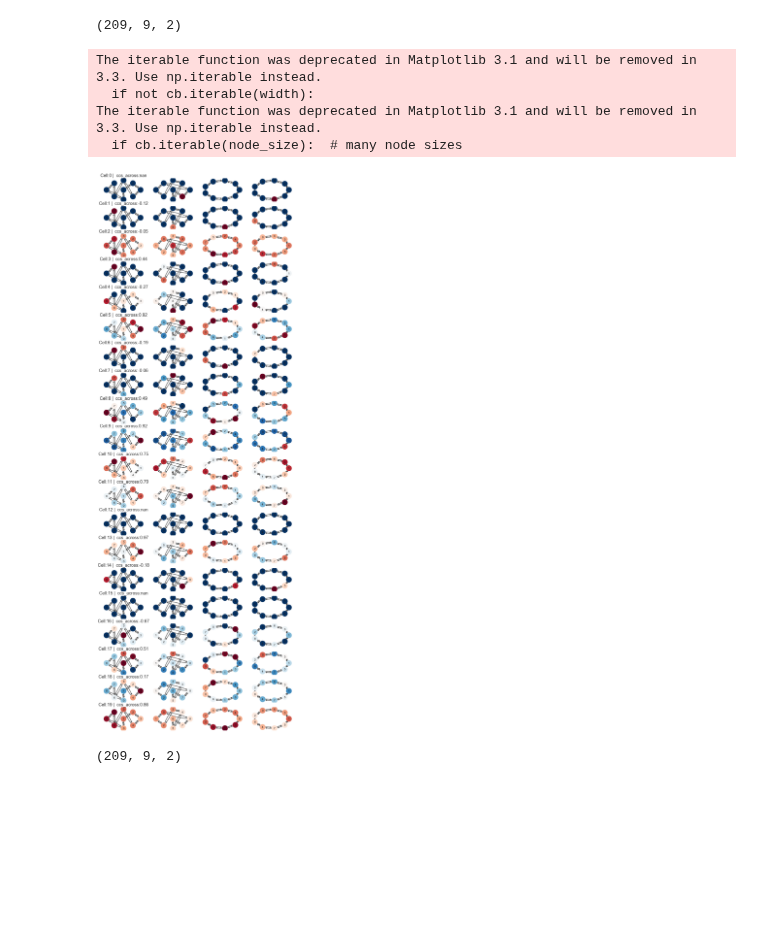
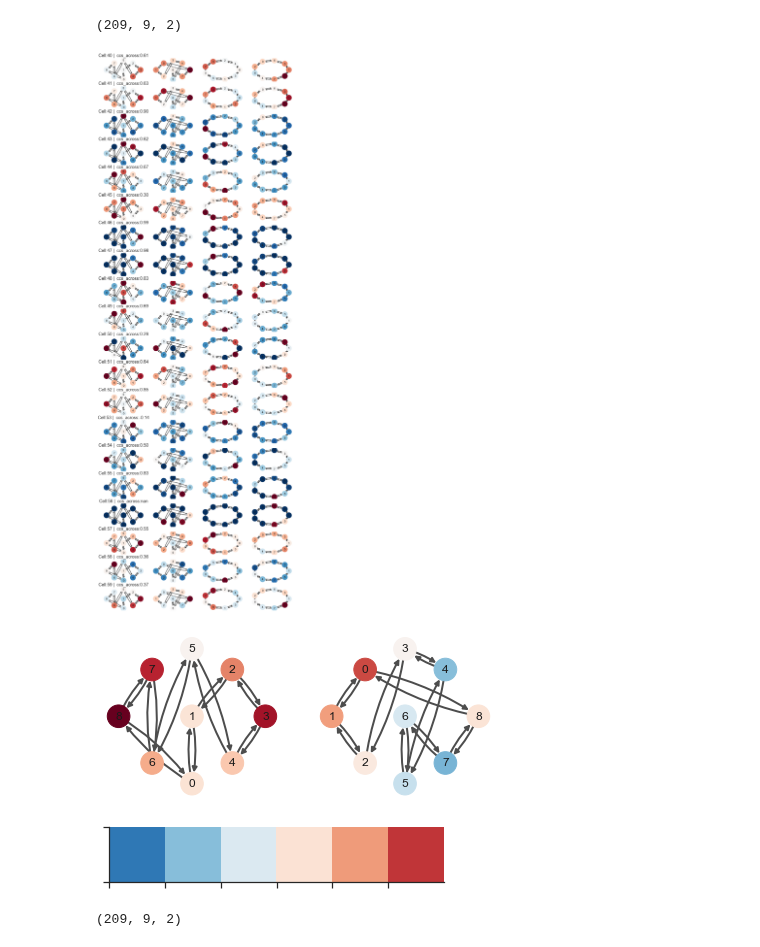
Before and after one commit to yves-weissenberger/ll_ephys, a Jupyter notebook: ephys_notebooks/task_firing_retreat.ipynb, the cells around one changed output. Saved outputs shown, nothing was run; the diff lists cells and outputs as text; code cells hidden in the pictures; blank space fills up the shorter version.

```diff
--- a/ephys_notebooks/task_firing_retreat.ipynb
+++ b/ephys_notebooks/task_firing_retreat.ipynb
@@ -148,38 +124,34 @@ n_plot = 40
 start = 0
 ctr = 0
 n_units = firing_rate_maps.shape[0]
-for i in range(20):
+for i in range(40,60):
 
     spks1 = firing_rate_maps[:,:,0][i]
     spks2 = firing_rate_maps[:,:,1][i]
     mx = np.nanmax(np.concatenate([spks1,spks2]))
     mn = 0#np.nanmin(np.concatenate([spks1,spks2]))
     plt.subplot(n_plot,4,4*ctr+1)
     plt.title('Cell:{} |  ccs_across:{:.2f}'.format(i,ccs_across[i]))
 
     spks = spks1
     plot_activity_on_graph(task_sequence_0,graph_type_0,
                            spks=spks,order='poke',mx=mx,mn=mn)
 
     plt.subplot(n_plot,4,4*ctr+2)
     spks = spks2
     plot_activity_on_graph(task_sequence_1,graph_type_1,
                            spks=spks,order='poke',mx=mx,mn=mn)
 
     plt.subplot(n_plot,4,4*ctr+3)
     spks = resps_state_g1[i]
     plot_activity_on_graph(task_sequence_0,graph_type_0,
                            spks=spks,order='state',mx=mx,mn=mn)
 
     plt.subplot(n_plot,4,4*ctr+4)
     spks = resps_state_g2[i]
     plot_activity_on_graph(task_sequence_1,graph_type_1,
                            spks=spks,order='state',mx=mx,mn=mn)
 
     ctr +=1
 # %% [output]
-The iterable function was deprecated in Matplotlib 3.1 and will be removed in 3.3. Use np.iterable instead.
-  if not cb.iterable(width):
-The iterable function was deprecated in Matplotlib 3.1 and will be removed in 3.3. Use np.iterable instead.
-  if cb.iterable(node_size):  # many node sizes
-[figure, old version]
+[figure, new version]
@@ -188,3 +158,34 @@ n_neurons, n_ports, n_tasks = firing_rate_maps.shape
+# %%
+plt.figure(figsize=(7,3))
+i = 51
+ctr = 0
+n_plot = 1
+spks1 = firing_rate_maps[:,:,0][i]
+spks2 = firing_rate_maps[:,:,1][i]
+mx = np.nanmax(np.concatenate([spks1,spks2]))
+mn = 0#np.nanmin(np.concatenate([spks1,spks2]))
+plt.subplot(n_plot,2,4*ctr+1)
+#plt.title('Cell:{} |  ccs_across:{:.2f}'.format(i,ccs_across[i]))
+
+spks = spks1
+plot_activity_on_graph(task_sequence_0,graph_type_0,
+                       spks=spks,order='poke',mx=mx,mn=mn)
+
+plt.subplot(n_plot,2,4*ctr+2)
+spks = spks2
+plot_activity_on_graph(task_sequence_1,graph_type_1,
+                       spks=spks,order='poke',mx=mx,mn=mn)
+plt.savefig("/Users/yves/Documents/cosyne_figures/eg_cell_3.svg")
+plt.savefig("/Users/yves/Documents/cosyne_figures/eg_cell_3.png",dpi=300)
+# %% [output]
+[figure, added]
+# %%
+seaborn.palplot(seaborn.color_palette('RdBu_r'))
+seaborn.despine()
+plt.savefig("/Users/yves/Documents/cosyne_figures/color_palette_2.svg")
+plt.savefig("/Users/yves/Documents/cosyne_figures/color_palette_2.png",dpi=300)
+# %% [output]
+[figure, added]
 # %%
 from sklearn.decomposition import PCA
 # %%
```
Also changed, not shown: parts of 3 cells of this notebook, 5 other files.
